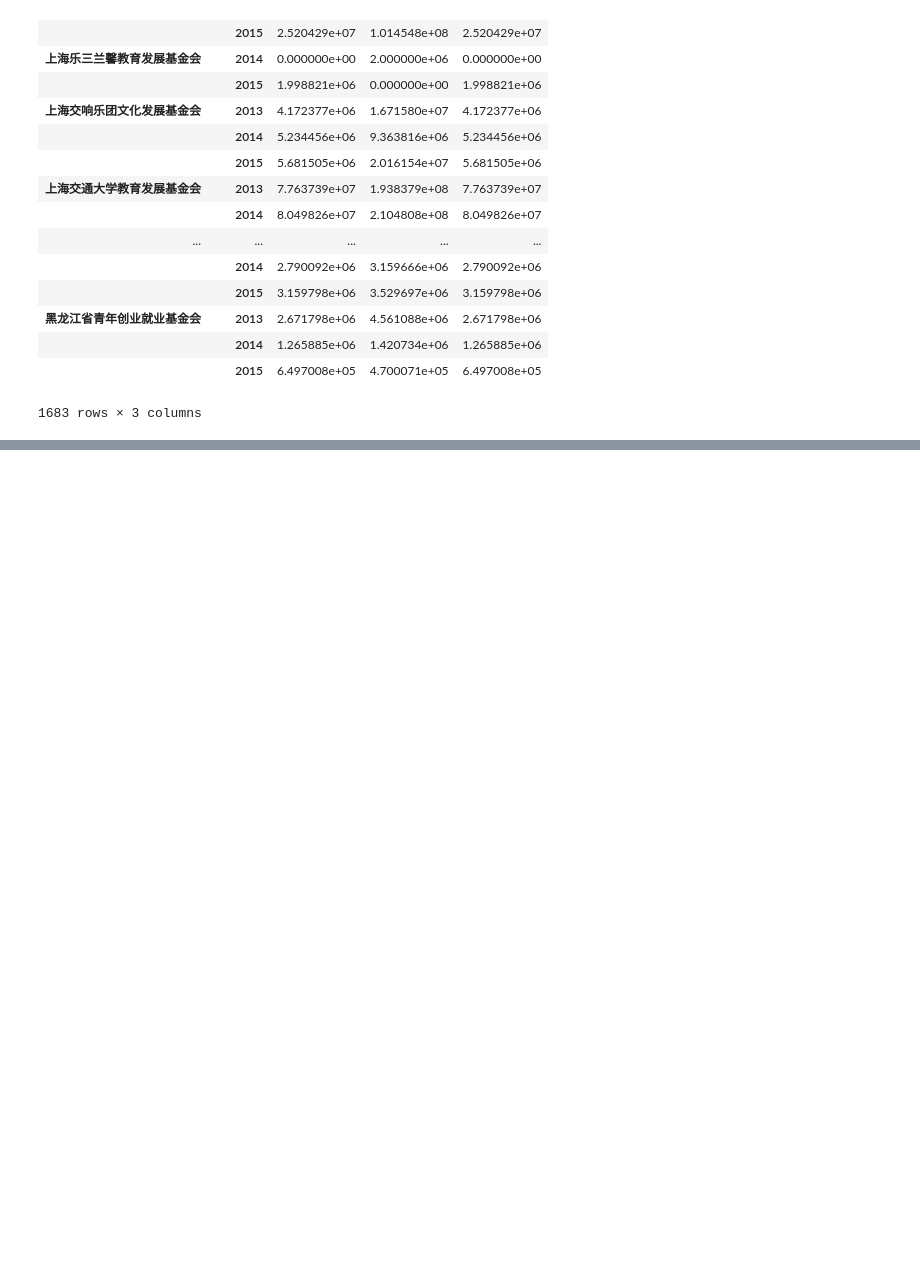
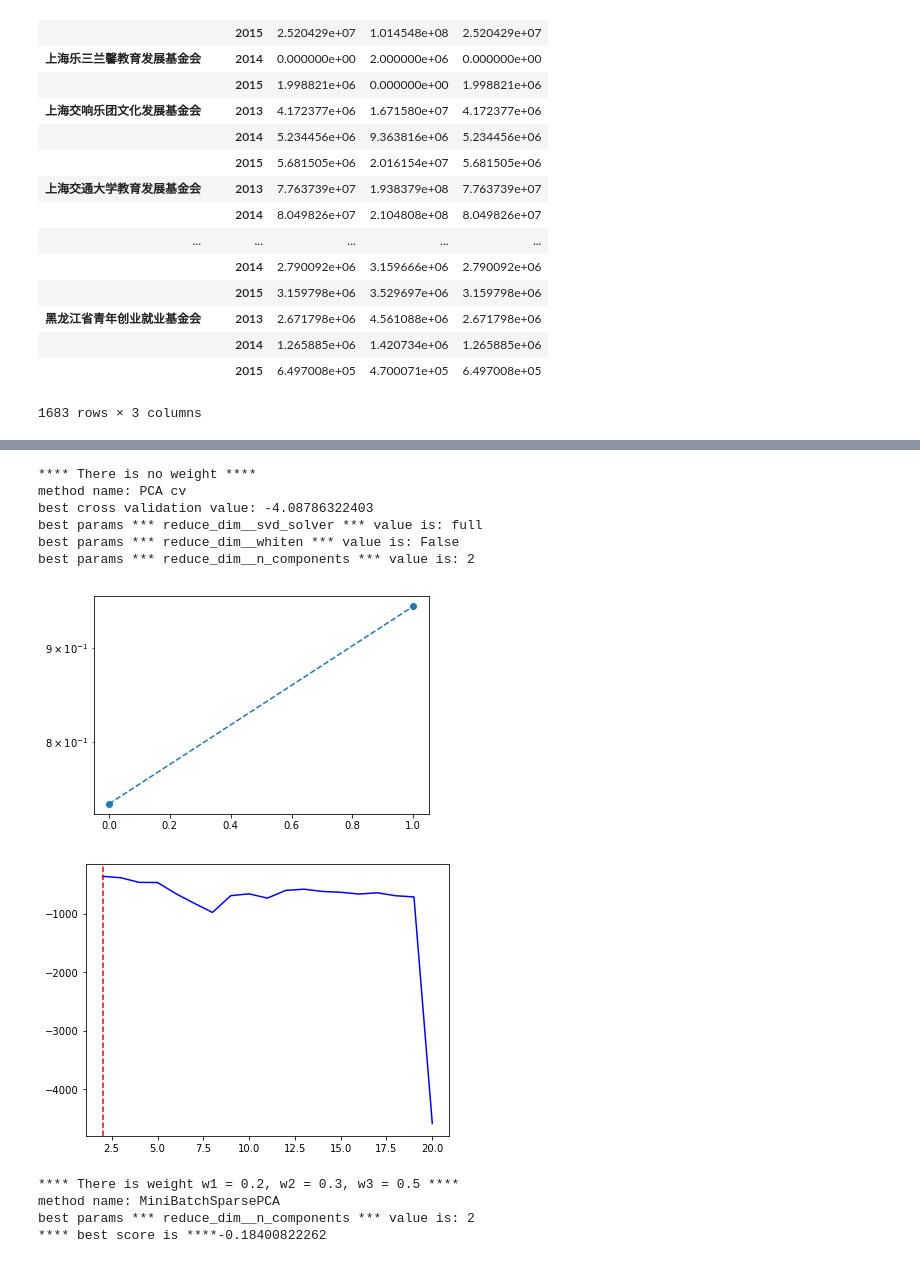
Before and after one commit to lq-yang/Songbird, a Jupyter notebook: chen_recsys.ipynb, the cells around one changed output, grey strips where cells are left out. Cells and saved outputs as stored; diff of their text form; code cells hidden in the pictures; blank space fills up the shorter version.

```diff
--- a/chen_recsys.ipynb
+++ b/chen_recsys.ipynb
@@ -147,0 +159,5 @@ fin_data_year
+# %%
+# 没有权重取平均
+X_no_weight_in_year = X.drop([C[1]], axis=1)
+X_no_weight_in_year = X_no_weight_in_year.pivot_table(index=X_no_weight_in_year.columns[0],
+                                                     aggfunc=np.sum)
@@ -147,0 +259,26 @@ fin_data_year
+# %%
+# pca method
+print "**** There is no weight ****"
+pca_params = {'n_components': n_components, 'whiten': [True, False], 'svd_solver': ['full', 'auto']}
+pca_res = train_method(X_no_weight_in_year, PCA(), pca_params, 'PCA cv')
+show_method(pca_res)
+# %% [output]
+**** There is no weight ****
+method name: PCA cv
+best cross validation value: -4.08786322403
+best params *** reduce_dim__svd_solver *** value is: full
+best params *** reduce_dim__whiten *** value is: False
+best params *** reduce_dim__n_components *** value is: 2
+[figure, added]
+[figure, added]
+# %%
+# MiniBatchSparsePCA  method
+print "**** There is weight w1 = 0.2, w2 = 0.3, w3 = 0.5 ****"
+spca_params = {'n_components': n_components}
+spca_res = train_method_other(X_weighted_year, MiniBatchSparsePCA(), spca_params, 'MiniBatchSparsePCA')
+show_method_other(spca_res)
+# %% [output]
+**** There is weight w1 = 0.2, w2 = 0.3, w3 = 0.5 ****
+method name: MiniBatchSparsePCA
+best params *** reduce_dim__n_components *** value is: 2
+**** best score is ****-0.18400822262
```
Also changed, not shown: parts of 91 cells of this notebook, 15 other files.
